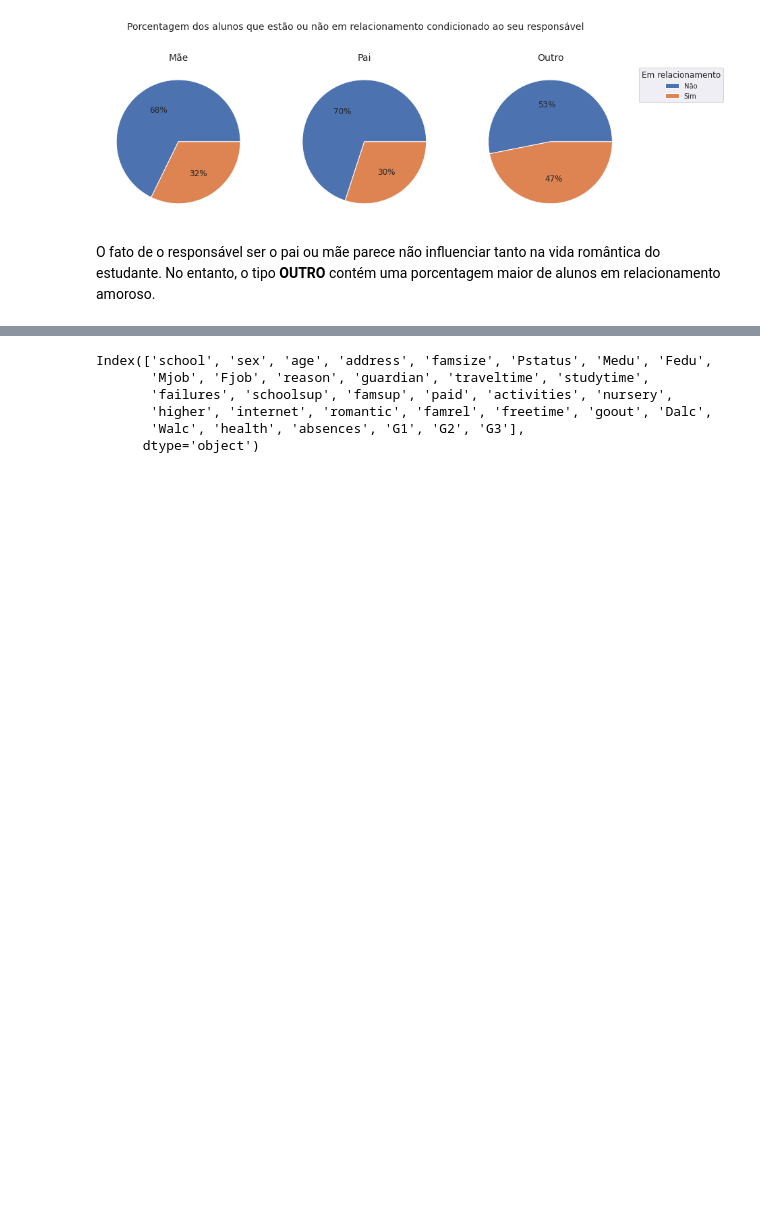
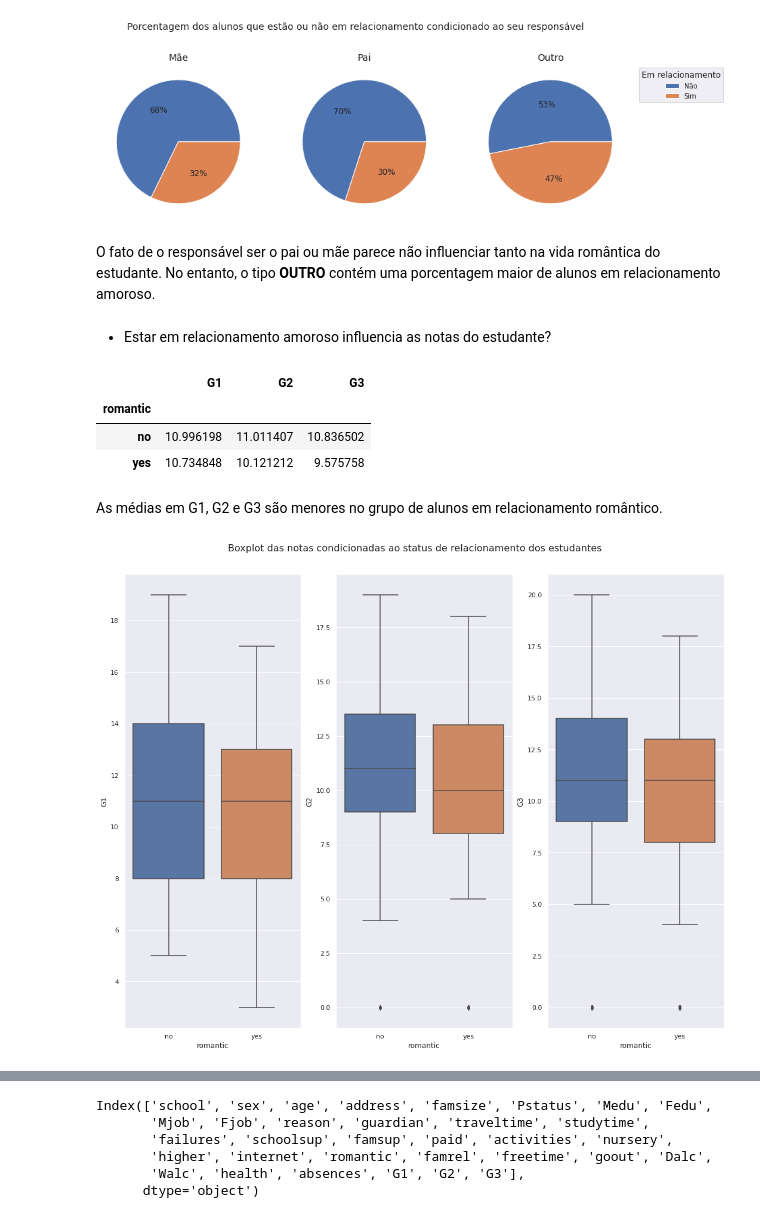
Before and after one commit to DamodaraBarbosa/machine_learning_studies, a Jupyter notebook: Student_Predict_Grade.ipynb, the cells around one changed output, grey strips where cells are left out. Drawn from its saved outputs; the diff is of its cells as text; code cells hidden in the pictures; blank space fills up the shorter version.

```diff
--- a/Student_Predict_Grade.ipynb
+++ b/Student_Predict_Grade.ipynb
@@ -1042,3 +1068,23 @@ plt.show()
 [figure]
 # %% [markdown]
 O fato de o responsável ser o pai ou mãe parece não influenciar tanto na vida romântica do estudante. No entanto, o tipo **OUTRO** contém uma porcentagem maior de alunos em relacionamento amoroso.
+# %% [markdown]
+* Estar em relacionamento amoroso influencia as notas do estudante?
+# %%
+data.groupby('romantic')[['G1', 'G2', 'G3']].mean()
+# %% [output]
+|  | G1 | G2 | G3 |
+| romantic |  |  |  |
+| no | 10.996198 | 11.011407 | 10.836502 |
+| yes | 10.734848 | 10.121212 | 9.575758 |
+# %% [markdown]
+As médias em G1, G2 e G3 são menores no grupo de alunos em relacionamento romântico.
+# %%
+fig, axes = plt.subplots(1, 3, figsize= (18, 14))
+plt.suptitle('Boxplot das notas condicionadas ao status de relacionamento dos estudantes', fontsize= 16, y= 0.93)
+sns.boxplot(data= data, x= 'romantic', y= 'G1', ax= axes[0])
+sns.boxplot(data= data, x= 'romantic', y= 'G2', ax= axes[1])
+sns.boxplot(data= data, x= 'romantic', y= 'G3', ax= axes[2])
+plt.show()
+# %% [output]
+[figure, added]
```
Also changed, not shown: parts of 42 cells of this notebook.
